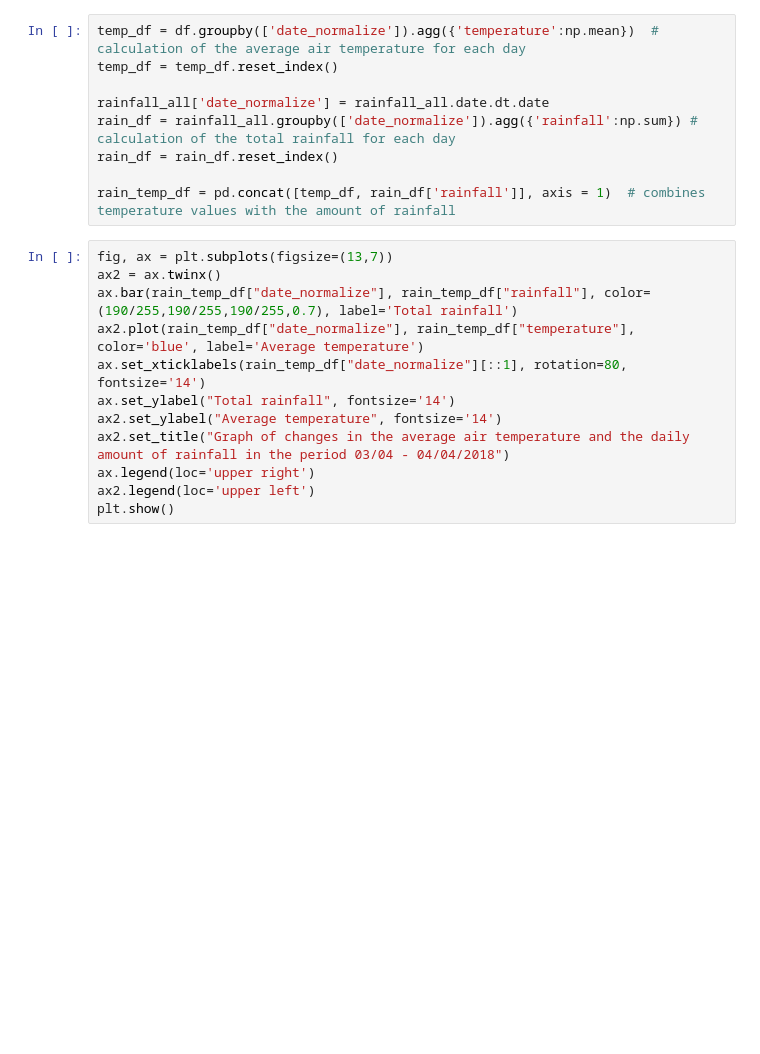
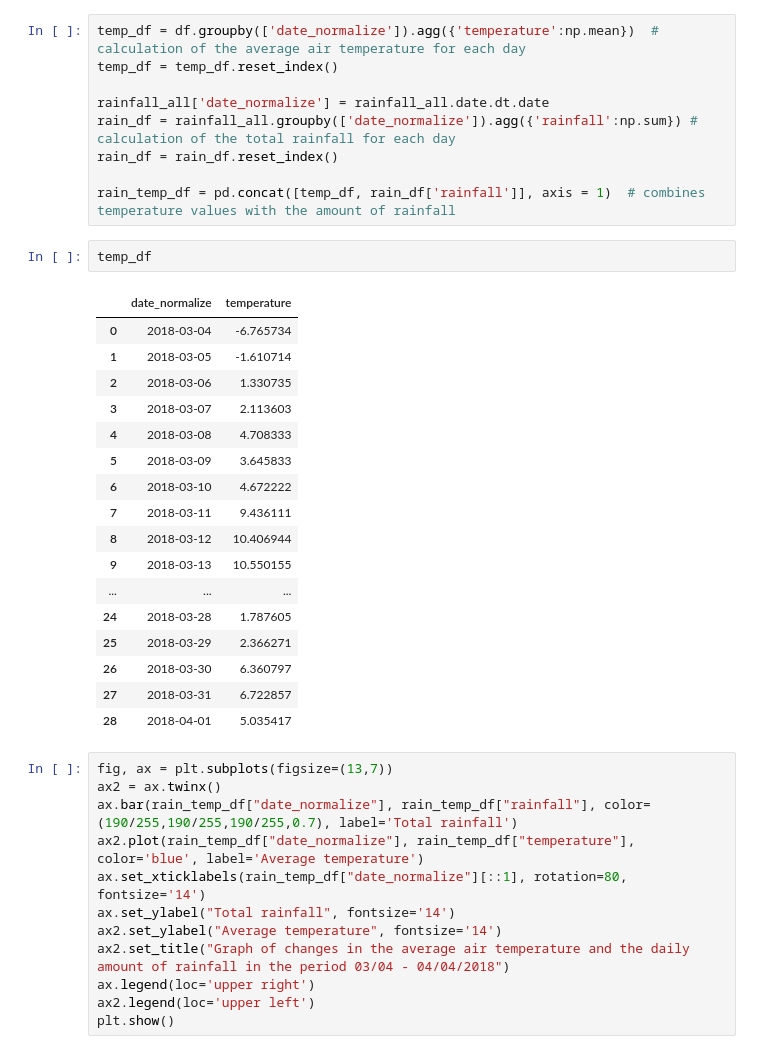
Before and after one commit to piekarsky/Exploratory-Data-Analysis-of-Bike-Sharing-Systems-in-Warsaw, a Jupyter notebook: analysis-and-visualization-for-bike-sharing-systems.ipynb, the cells around one changed output. Cells and saved outputs as stored; diff of their text form; blank space fills up the shorter version.

```diff
--- a/analysis-and-visualization-for-bike-sharing-systems.ipynb
+++ b/analysis-and-visualization-for-bike-sharing-systems.ipynb
@@ -423,6 +455,26 @@ rain_df = rainfall_all.groupby(['date_normalize']).agg({'rainfall':np.sum}) # ca
 rain_df = rain_df.reset_index()
 
 rain_temp_df = pd.concat([temp_df, rain_df['rainfall']], axis = 1)  # combines temperature values with the amount of rainfall
+# %%
+temp_df
+# %% [output]
+|  | date_normalize | temperature |
+| 0 | 2018-03-04 | -6.765734 |
+| 1 | 2018-03-05 | -1.610714 |
+| 2 | 2018-03-06 | 1.330735 |
+| 3 | 2018-03-07 | 2.113603 |
+| 4 | 2018-03-08 | 4.708333 |
+| 5 | 2018-03-09 | 3.645833 |
+| 6 | 2018-03-10 | 4.672222 |
+| 7 | 2018-03-11 | 9.436111 |
+| 8 | 2018-03-12 | 10.406944 |
+| 9 | 2018-03-13 | 10.550155 |
+| ... | ... | ... |
+| 24 | 2018-03-28 | 1.787605 |
+| 25 | 2018-03-29 | 2.366271 |
+| 26 | 2018-03-30 | 6.360797 |
+| 27 | 2018-03-31 | 6.722857 |
+| 28 | 2018-04-01 | 5.035417 |
 # %%
 fig, ax = plt.subplots(figsize=(13,7))
 ax2 = ax.twinx()
```
Also changed, not shown: parts of 5 cells of this notebook.
